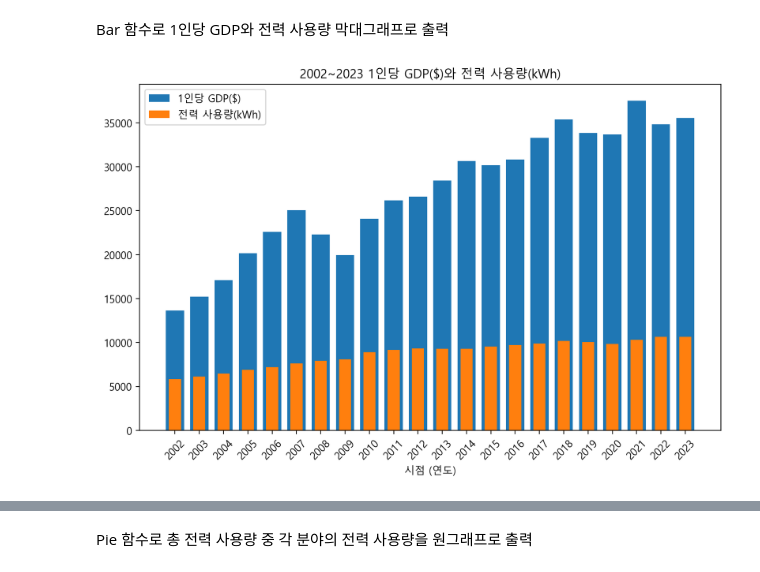
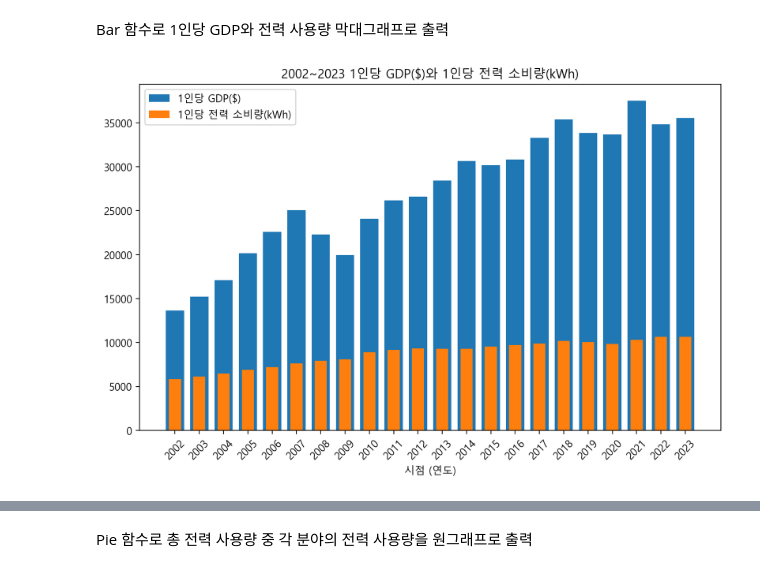
Before and after one commit to uro12/DA-4, a Jupyter notebook: 04조_분석조.ipynb, the cells around one changed output, grey strips where cells are left out. Saved outputs shown, nothing was run; the diff lists cells and outputs as text; code cells hidden in the pictures.

```diff
--- a/04조_분석조.ipynb
+++ b/04조_분석조.ipynb
@@ -194,30 +194,30 @@ Bar 함수로 1인당 GDP와 전력 사용량 막대그래프로 출력
 # %%
 # Bar 함수로 1인당 GDP와 전력 사용량 막대그래프로 출력
 
 # GDP 파일 열기
 gdp_f = open('1인당_국내총생산__당해년가격.csv', encoding='cp949')
 gdp_data = csv.reader(gdp_f)
 next(gdp_data)  # 헤더를 건너뛰기
 
 # '1인당 국내총생산 당해년(미달러)', 추출
 gdp = []
 
 for row in gdp_data:
     gdp.append(float(row[2]))  # 1인당 국내총생산 당해년(미달러)
 
 gdp.pop() # 연도별 전력수급 실적은 2024년 데이터가 존재하지 않음
 
 
 width = 0.75
 
 plt.figure(figsize=(10, 6))
-plt.title("2002~2023 1인당 GDP($)와 전력 사용량(kWh)")
+plt.title("2002~2023 1인당 GDP($)와 1인당 전력 소비량(kWh)")
 plt.bar(years, gdp, width = 0.75, label = "1인당 GDP($)")
-plt.bar(years, power_per_capita, width = 0.5, label = "전력 사용량(kWh)")
+plt.bar(years, power_per_capita, width = 0.5, label = "1인당 전력 소비량(kWh)")
 plt.xlabel("시점 (연도)")
 plt.xticks(rotation=45)  # 연도 레이블 회전
 plt.legend()
 
 plt.show()
 # %% [output]
-[figure, old version]
+[figure, new version]
```
Also changed, not shown: parts of 1 cell of this notebook.
